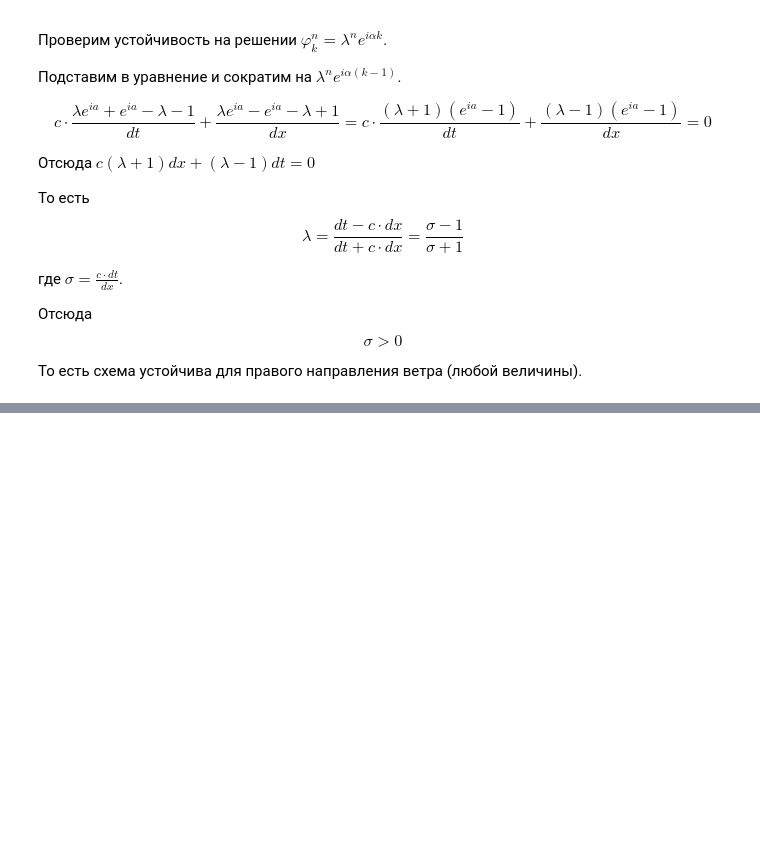
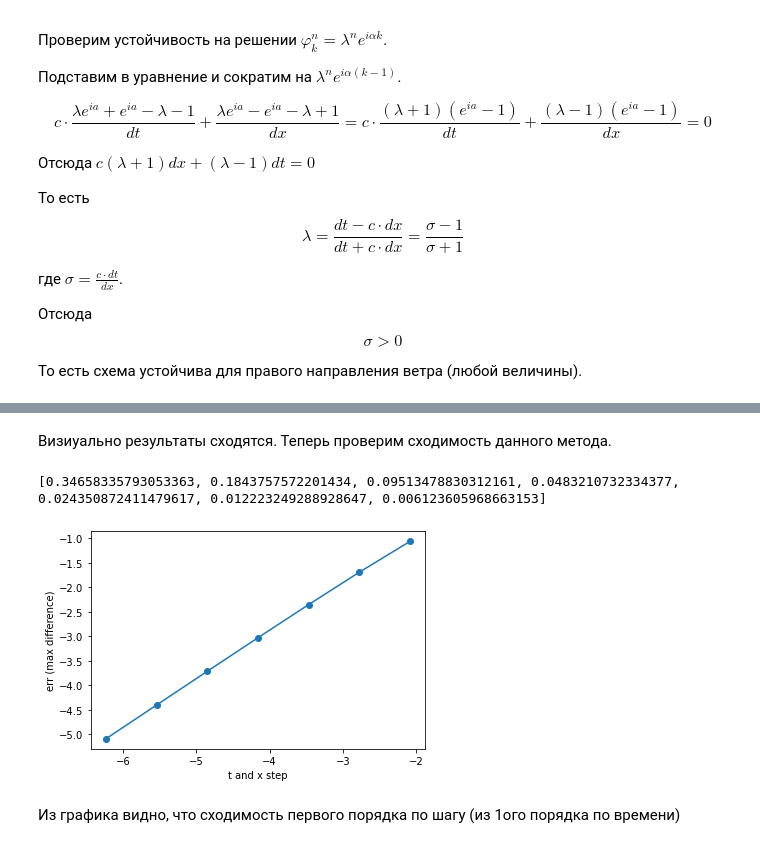
Before and after one commit to Griborii/computation_math, a Jupyter notebook: ДЗ 2/ДЗ 2.ipynb, the cells around one changed output, grey strips where cells are left out. Saved outputs shown, nothing was run; the diff lists cells and outputs as text; code cells hidden in the pictures; blank space fills up the shorter version.

```diff
--- a/ДЗ 2/ДЗ 2.ipynb
+++ b/ДЗ 2/ДЗ 2.ipynb
@@ -180,0 +204,45 @@ plt.show()
+# %% [markdown]
+Визиуально результаты сходятся. Теперь проверим сходимость данного метода.
+# %%
+T_t = 1
+T_x = 1
+h_steps = [2**(-i) for i in range(3, 10)]
+t_steps = h_steps
+errs = []
+
+def err(x, y):
+    er = np.max(np.array([np.max(abs(x[i] - y[i])) for i in range(len(x))]))
+    return er
+
+for i in range(len(h_steps)):
+    h_t = h_steps[i]
+    h_x = t_steps[i]
+    n_t = int(T_t / h_t)
+    n_x = int(T_x / h_x)
+    lmbd = h_t / (2 * h_x**2)
+    u_0 = np.zeros(n_x)
+    U = Krank_nik(u_0, func1, h_t, h_x)
+
+    U_real = []
+
+    for i in range(n_t):
+        t = i * h_t
+        U_real.append([])
+        for j in range(n_x):
+            x = j * h_x
+            U_real[i].append(prec_ans(x, t))
+
+    errs.append(err(U_real, U))
+
+ln_h_steps = [math.log(h_steps[i]) for i in range(len(h_steps))]
+ln_errs = [math.log(errs[i]) for i in range(len(errs))]
+print(errs)
+plt.plot(ln_h_steps, ln_errs, marker='o')
+plt.xlabel('t and x step')
+plt.ylabel('err (max difference)')
+plt.show()
+# %% [output]
+[0.34658335793053363, 0.1843757572201434, 0.09513478830312161, 0.0483210732334377, 0.024350872411479617, 0.012223249288928647, 0.006123605968663153]
+[figure, added]
+# %% [markdown]
+Из графика видно, что сходимость первого порядка по шагу (из 1ого порядка по времени)
```
Also changed, not shown: parts of 3 cells of this notebook, 1 other file.
